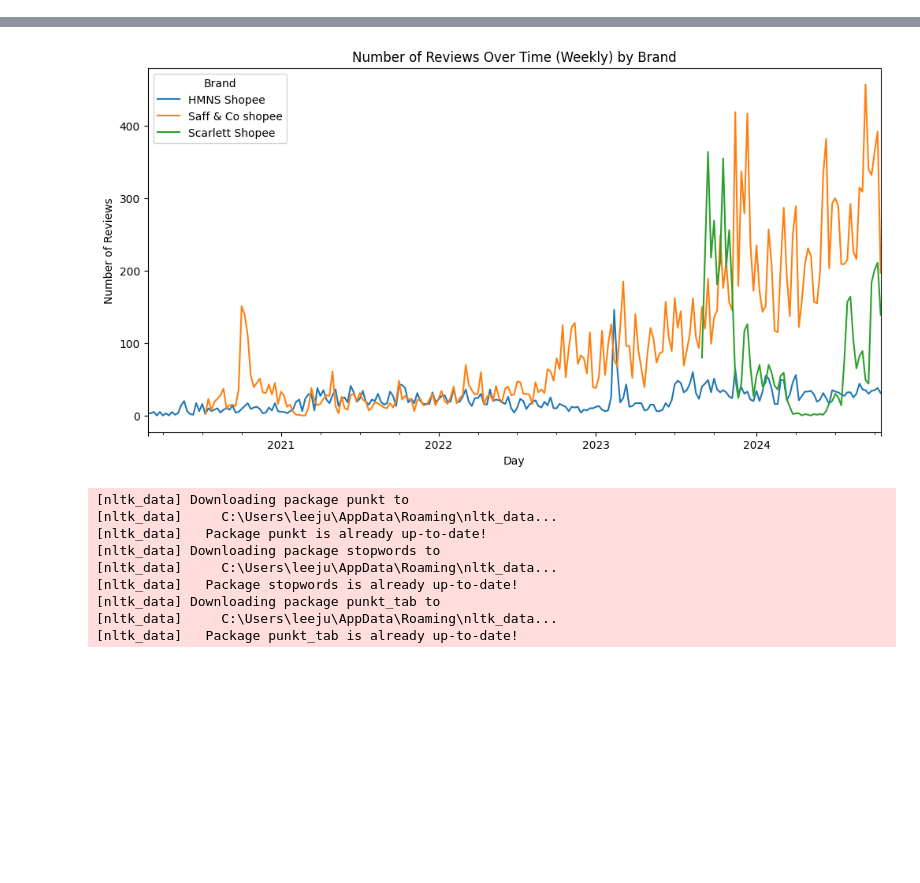
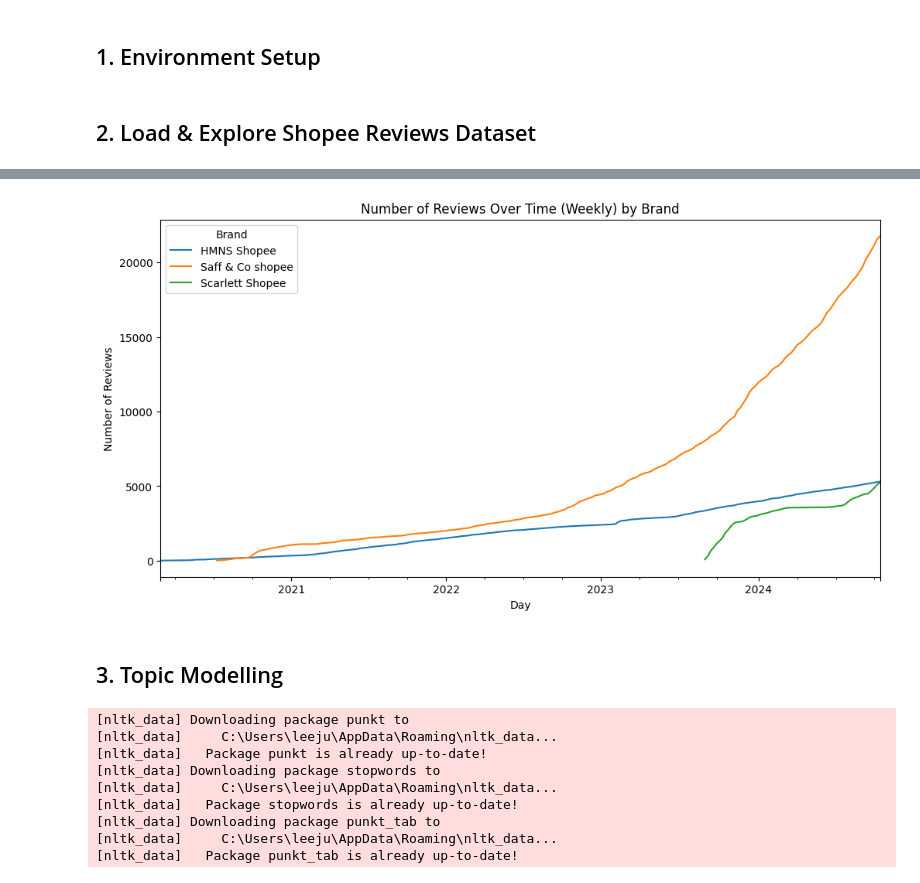
Before and after one commit to JHoeLee/LLMxDF, a Jupyter notebook: Givaudan_explore.ipynb, the cells around one changed output, grey strips where cells are left out. Saved outputs shown, nothing was run; the diff lists cells and outputs as text; code cells hidden in the pictures; blank space fills up the shorter version.

```diff
--- a/Givaudan_explore.ipynb
+++ b/Givaudan_explore.ipynb
@@ -1,3 +1,5 @@
+# %% [markdown]
+## 1. Environment Setup
 # %%
 import openai
 openai.api_key = open("openai_key.txt", "r").read()
@@ -12,3 +16,5 @@ from nltk.tokenize import word_tokenize
+# %% [markdown]
+## 2. Load & Explore Shopee Reviews Dataset
 # %%
 # Read the xlsx file
 givaudan_df = pd.read_excel('Givaudan/all_reviews_translated.xlsx')
@@ -24,18 +30,20 @@ givaudan_df.head()
 # %%
 givaudan_df['Review Date'] = pd.to_datetime(givaudan_df['Review Date'])
 
 # Group reviews by week
-weekly_comments = givaudan_df.groupby('Brand').resample('W', on='Review Date').size().unstack(level=0)
+weekly_comments = givaudan_df.groupby('Brand').resample('W', on='Review Date').size().unstack(level=0).cumsum()
 
 # Plot the data
 weekly_comments.plot(kind='line', figsize=(12, 6))
 plt.xlabel('Day')
 plt.ylabel('Number of Reviews')
 plt.title('Number of Reviews Over Time (Weekly) by Brand')
 plt.legend(title='Brand')
 plt.show()
 # %% [output]
-[figure, old version]
+[figure, new version]
+# %% [markdown]
+## 3. Topic Modelling
 # %%
 nltk.download('punkt')
 nltk.download('stopwords')
```
Also changed, not shown: parts of 22 cells of this notebook, 2 other files.
